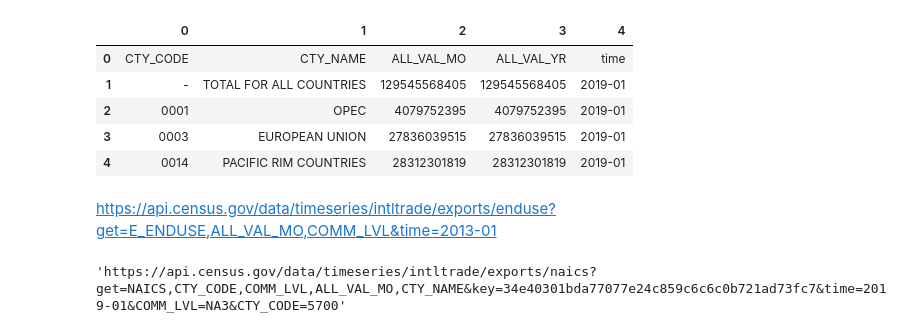
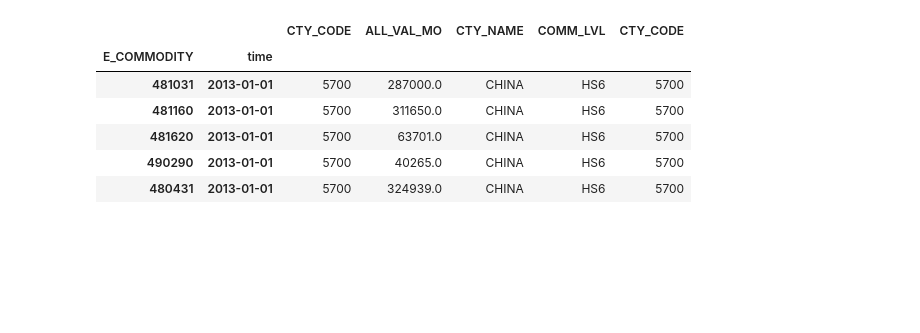
Before and after one commit to mwaugh0328/data_bootcamp_spring_2019, a Jupyter notebook: bls_quarterly_data/census_trade_data.ipynb, the cells around one changed output. Saved outputs shown, nothing was run; the diff lists cells and outputs as text; code cells hidden in the pictures; blank space fills up the shorter version.

```diff
--- a/bls_quarterly_data/census_trade_data.ipynb
+++ b/bls_quarterly_data/census_trade_data.ipynb
@@ -29,6 +288,8 @@ https://api.census.gov/data/timeseries/intltrade/exports/naics?get=CTY_CODE,CTY_
 # %%
-end_use = "naics?get=CTY_CODE,CTY_NAME,ALL_VAL_MO,ALL_VAL_YR,CTY_NAME"
+end_use = "hs?get=E_COMMODITY,CTY_CODE,ALL_VAL_MO,CTY_NAME,NAICS"
 
-url = "https://api.census.gov/data/timeseries/intltrade/exports/" + end_use + my_key + "&time=2019-01"
+url = "https://api.census.gov/data/timeseries/intltrade/exports/" + end_use + my_key + "&time=2013-01" + "&COMM_LVL=HS6"
+
+url = url + "&CTY_CODE=5700"
 # %%
 r = requests.get(url)
@@ -36,0 +300,11 @@ naics_exports = pd.DataFrame(r.json())
+# %%
+df = pd.DataFrame(r.json()[1:]) # This then converts it to a dataframe
+# Note that the first entry is the labels
+
+df.columns = r.json()[0]
+
+df.time = pd.to_datetime(df.time)
+
+df.ALL_VAL_MO = df.ALL_VAL_MO.astype(float)
+
+df.head()
@@ -37,9 +318,12 @@ naics_exports = pd.DataFrame(r.json())
+# %%
+df.set_index(["E_COMMODITY","time"], inplace = True)
 # %%
-naics_exports.head()
+df.head()
 # %% [output]
-|  | 0 | 1 | 2 | 3 | 4 |
-| 0 | CTY_CODE | CTY_NAME | ALL_VAL_MO | ALL_VAL_YR | time |
-| 1 | - | TOTAL FOR ALL COUNTRIES | 129545568405 | 129545568405 | 2019-01 |
-| 2 | 0001 | OPEC | 4079752395 | 4079752395 | 2019-01 |
-| 3 | 0003 | EUROPEAN UNION | 27836039515 | 27836039515 | 2019-01 |
-| 4 | 0014 | PACIFIC RIM COUNTRIES | 28312301819 | 28312301819 | 2019-01 |
+|  |  | CTY_CODE | ALL_VAL_MO | CTY_NAME | COMM_LVL | CTY_CODE |
+| E_COMMODITY | time |  |  |  |  |  |
+| 481031 | 2013-01-01 | 5700 | 287000.0 | CHINA | HS6 | 5700 |
+| 481160 | 2013-01-01 | 5700 | 311650.0 | CHINA | HS6 | 5700 |
+| 481620 | 2013-01-01 | 5700 | 63701.0 | CHINA | HS6 | 5700 |
+| 490290 | 2013-01-01 | 5700 | 40265.0 | CHINA | HS6 | 5700 |
+| 480431 | 2013-01-01 | 5700 | 324939.0 | CHINA | HS6 | 5700 |
@@ -52,6 +329,0 @@ url = url + "&CTY_CODE=5700"
-# %% [markdown]
-https://api.census.gov/data/timeseries/intltrade/exports/enduse?get=E_ENDUSE,ALL_VAL_MO,COMM_LVL&time=2013-01
-# %%
-url
-# %% [output]
-'https://api.census.gov/data/timeseries/intltrade/exports/naics?get=NAICS,CTY_CODE,COMM_LVL,ALL_VAL_MO,CTY_NAME&key=34e40301bda77077e24c859c6c6c0b721ad73fc7&time=2019-01&COMM_LVL=NA3&CTY_CODE=5700'
```
Also changed, not shown: parts of 45 cells of this notebook, 5 other files.
